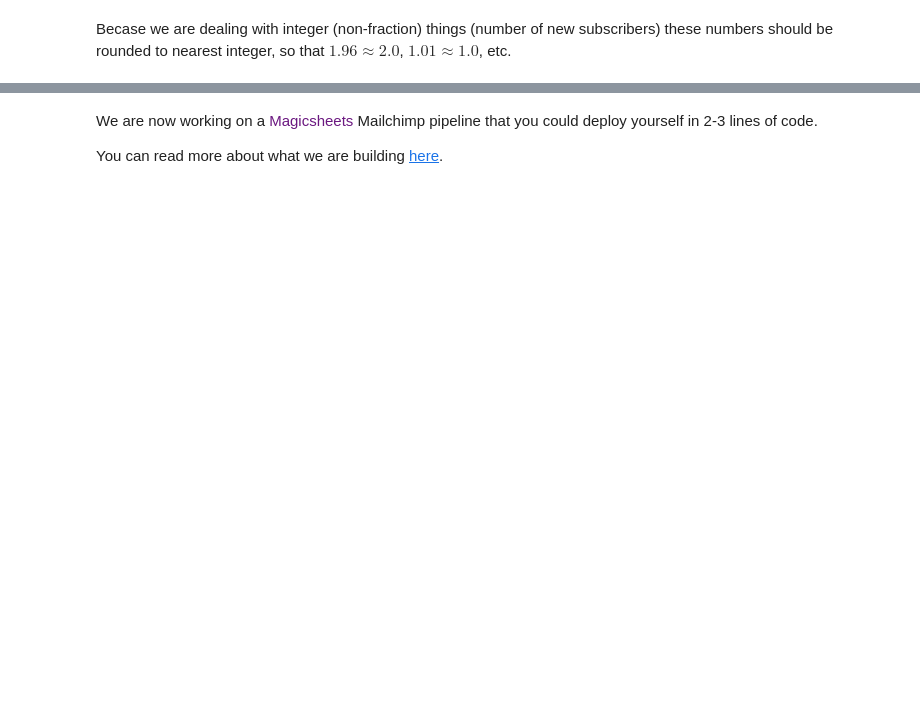
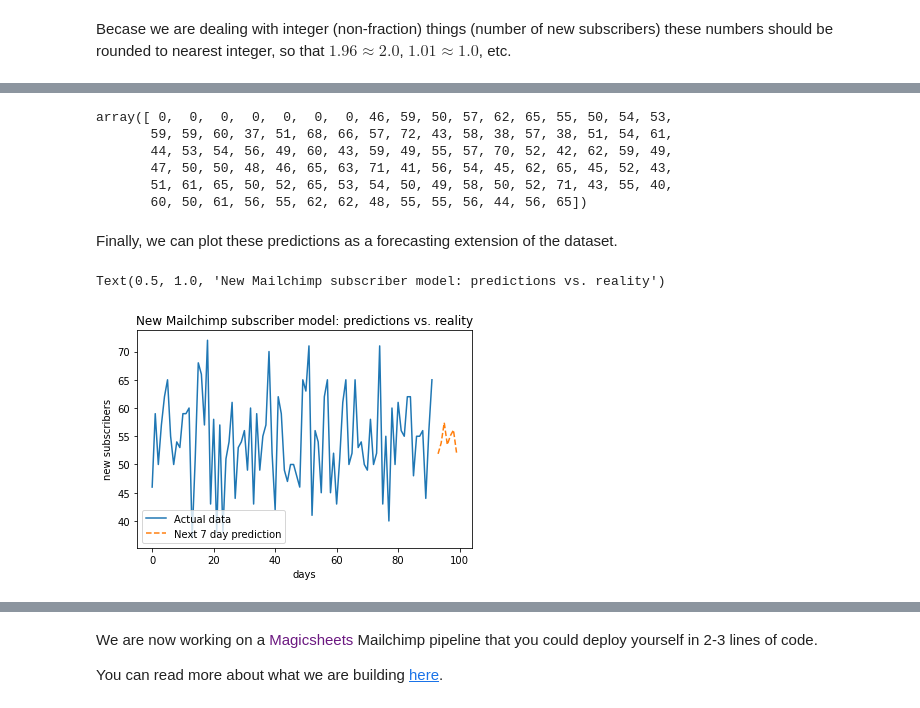
Before and after one commit to magicsheets/content-marketing, a Jupyter notebook: Mailchimp demo/article.ipynb, the cells around one changed output, grey strips where cells are left out. Saved outputs shown, nothing was run; the diff lists cells and outputs as text; code cells hidden in the pictures; blank space fills up the shorter version.

```diff
--- a/Mailchimp demo/article.ipynb
+++ b/Mailchimp demo/article.ipynb
@@ -138,4 +302,8 @@ Once we have trained our model, we can finally generate predictions for the new
 # %%
-predictions = model.predict(forecasting_horizon)
+# Define forecasting horizon to be 1 week (seven days)
+forecasting_horizon = [1,2,3,4,5,6,7]
+
+# generate new predictions using model_2 to make sure periodicity is included in our model
+predictions = model_2.predict(forecasting_horizon)
 print(predictions)
 # %% [output]
@@ -178,3 +331,41 @@ In practice, we might have to spend considerable amount of time picking these an
+# %%
+
+y
+# %% [output]
+array([ 0,  0,  0,  0,  0,  0,  0, 46, 59, 50, 57, 62, 65, 55, 50, 54, 53,
+       59, 59, 60, 37, 51, 68, 66, 57, 72, 43, 58, 38, 57, 38, 51, 54, 61,
+       44, 53, 54, 56, 49, 60, 43, 59, 49, 55, 57, 70, 52, 42, 62, 59, 49,
+       47, 50, 50, 48, 46, 65, 63, 71, 41, 56, 54, 45, 62, 65, 45, 52, 43,
+       51, 61, 65, 50, 52, 65, 53, 54, 50, 49, 58, 50, 52, 71, 43, 55, 40,
+       60, 50, 61, 56, 55, 62, 62, 48, 55, 55, 56, 44, 56, 65])
+# %% [markdown]
+Finally, we can plot these predictions as a forecasting extension of the dataset.
+# %%
+# add 7 days to the x-axis:
+x1 = range(len(times_day_count['count']))
+
+x2 = np.linspace(len(times_day_count['count'])+1,len(forecasting_horizon)+len(times_day_count['count']),len(forecasting_horizon))
+
+
+# for plotting, we combine the 3 month period (historical data) and add 7 extra days (forecasting horizon) at the end with zero values
+y = np.array(times_day_count['count'])
+
+# to make predictions look different to the historical data, we plot the predictions as a curve of the same length as y, with zeros in place of historical data
+z = np.array(predictions)
+
+
+pred_2 = model_2.predict(for_hor)
+
+# plot the predictions for this new model together with the actual test dataset:
+plt.plot(x1,y,label='Actual data')
+plt.plot(x2,z,label='Next 7 day prediction', linestyle='dashed')
+plt.legend(loc='lower left')
+plt.xlabel('days')
+plt.ylabel('new subscribers')
+plt.title('New Mailchimp subscriber model: predictions vs. reality')
+# %% [output]
+Text(0.5, 1.0, 'New Mailchimp subscriber model: predictions vs. reality')
+[figure, added]
 # %% [markdown]
 ## Automating the subscriber predictions with <font color=#6b1880>Magicsheets</font>
 
```
Also changed, not shown: parts of 39 cells of this notebook, 2 other files.
